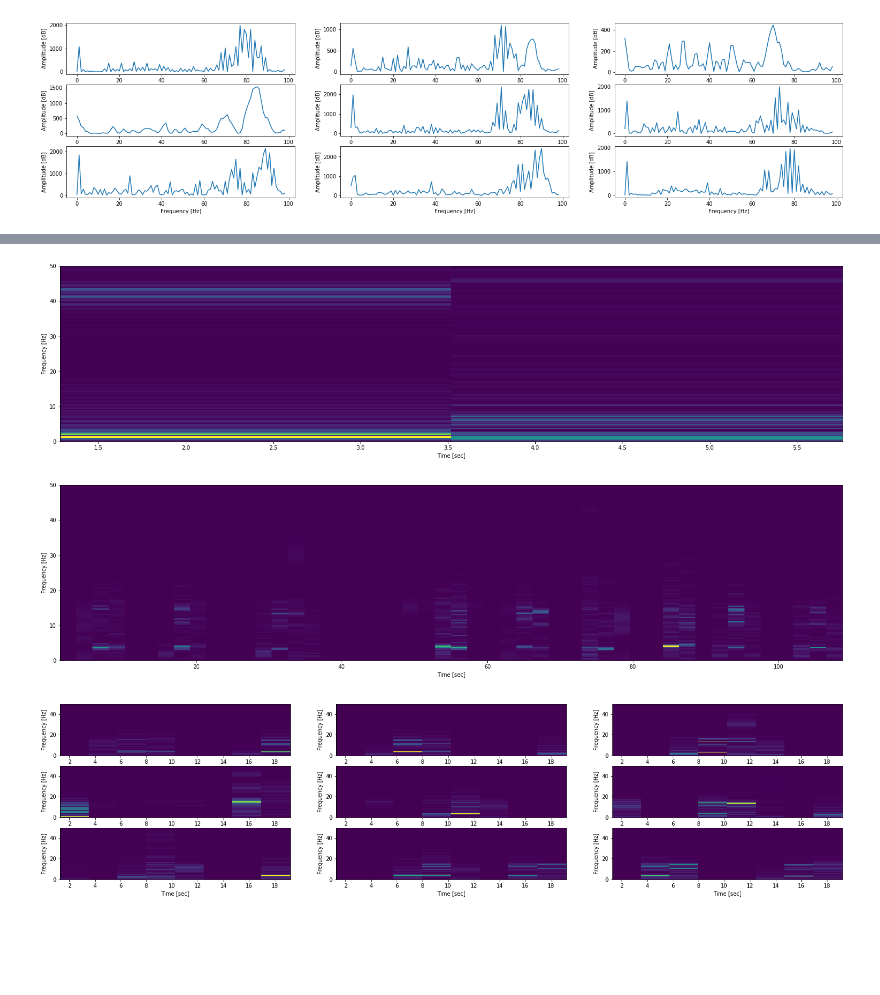
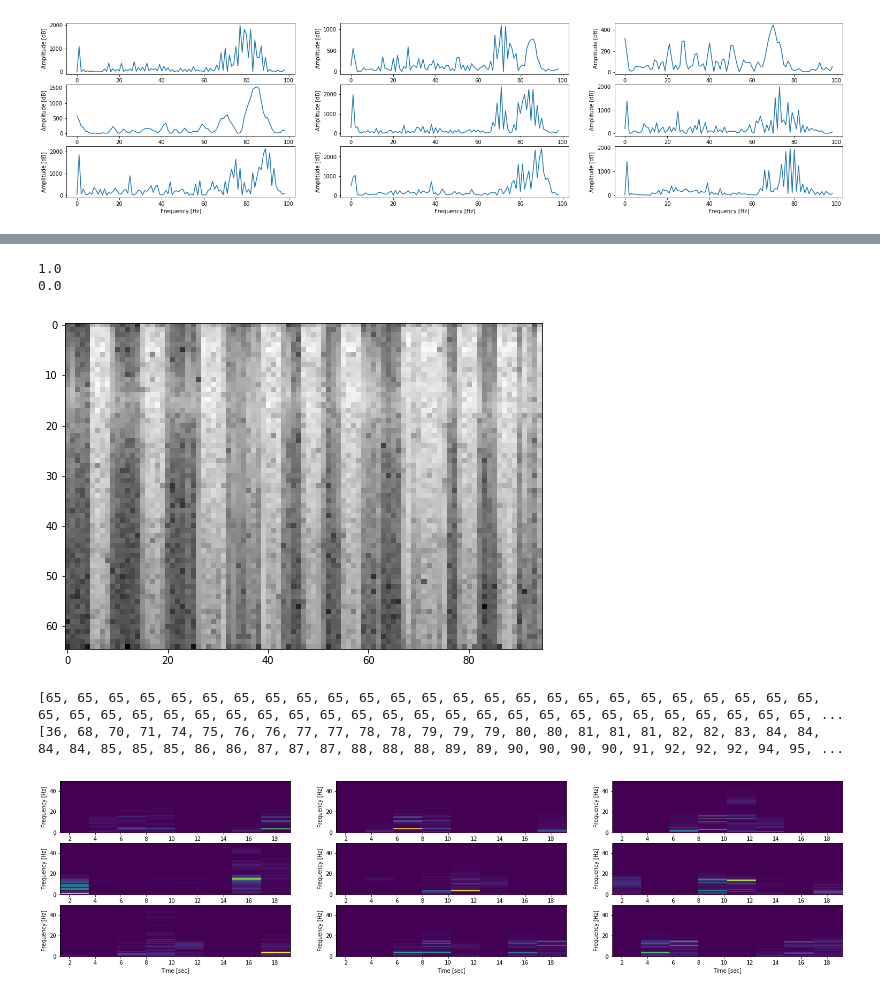
Before and after one commit to rfayan/TUG_Fall_Analysis, a Jupyter notebook: TUG_spectrograms.ipynb, the cells around one changed output, grey strips where cells are left out. Saved outputs shown, nothing was run; the diff lists cells and outputs as text; code cells hidden in the pictures; blank space fills up the shorter version.

```diff
--- a/TUG_spectrograms.ipynb
+++ b/TUG_spectrograms.ipynb
@@ -109,22 +112,42 @@ plt.show()
-# %%
-matrix3 = np.concatenate(patients[n].data_windows)
-matrix3 = np.transpose(matrix2)
-
-f, t, Sxx = signal.spectrogram(matrix3, fs=100)
-plt.pcolormesh(t, f, Sxx)
-plt.ylabel('Frequency [Hz]')
-plt.xlabel('Time [sec]')
-plt.show()
-# %% [output]
-[figure, removed]
-# %%
-f, t, Sxx = signal.spectrogram(patients[n].data, fs=100)
-plt.pcolormesh(t, f, Sxx)
-plt.ylabel('Frequency [Hz]')
-plt.xlabel('Time [sec]')
-plt.show()
-# %% [output]
-[figure, removed]
+# %%
+def normalize(a):
+    x = np.log(a)
+    return np.array((x - np.min(x)) / (np.max(x) - np.min(x)))
+
+a = normalize(Sxx)
+print(np.max(a))
+print(np.min(a))
+plt.imshow(a, cmap='gray')
+plt.show()
+# %% [output]
+1.0
+0.0
+[figure, added]
+# %%
+x = []
+y = []
+specgrams = []
+for patient in patients:
+    _, _, Sxx = signal.spectrogram(patient.data, fs=100, nperseg=128)
+    a = normalize(Sxx)
+    specgrams.append(a)
+    y.append(a.shape[0])
+    x.append(a.shape[1])
+
+y.sort()
+x.sort()
+print(y)
+print(x)
+
+try:
+    with open('spectrograms.obj', 'wb') as specgram_file:
+        pickle.dump(specgrams, specgram_file)
+
+except Exception as e:
+    print('ERROR: ' + str(e))
+# %% [output]
+[65, 65, 65, 65, 65, 65, 65, 65, 65, 65, 65, 65, 65, 65, 65, 65, 65, 65, 65, 65, 65, 65, 65, 65, 65, 65, 65, 65, 65, 65, 65, 65, 65, 65, 65, 65, 65, 65, 65, 65, 65, 65, 65, 65, 65, 65, 65, 65, 65, 65, ...
+[36, 68, 70, 71, 74, 75, 76, 76, 77, 77, 78, 78, 79, 79, 79, 80, 80, 81, 81, 81, 82, 82, 83, 84, 84, 84, 84, 85, 85, 85, 86, 86, 87, 87, 87, 88, 88, 88, 89, 89, 90, 90, 90, 90, 91, 92, 92, 92, 94, 95, ...
 # %%
 for i in range(n_windows):
     plt.subplot(lines, columns, i+1)
```
Also changed, not shown: parts of 4 cells of this notebook, 2 other files.
